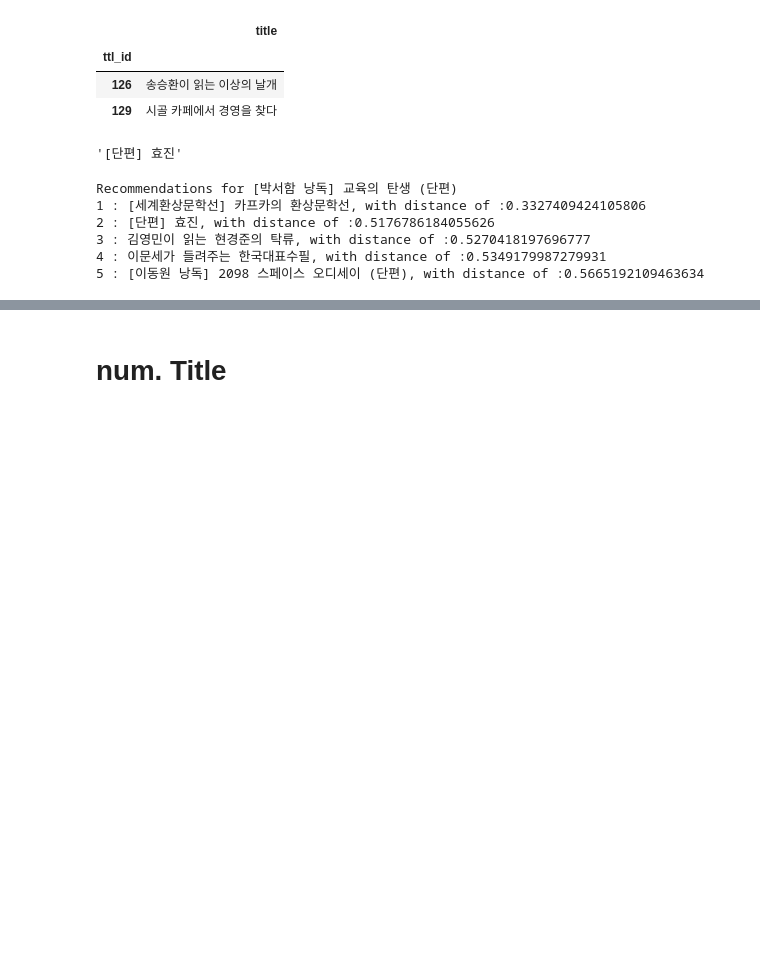
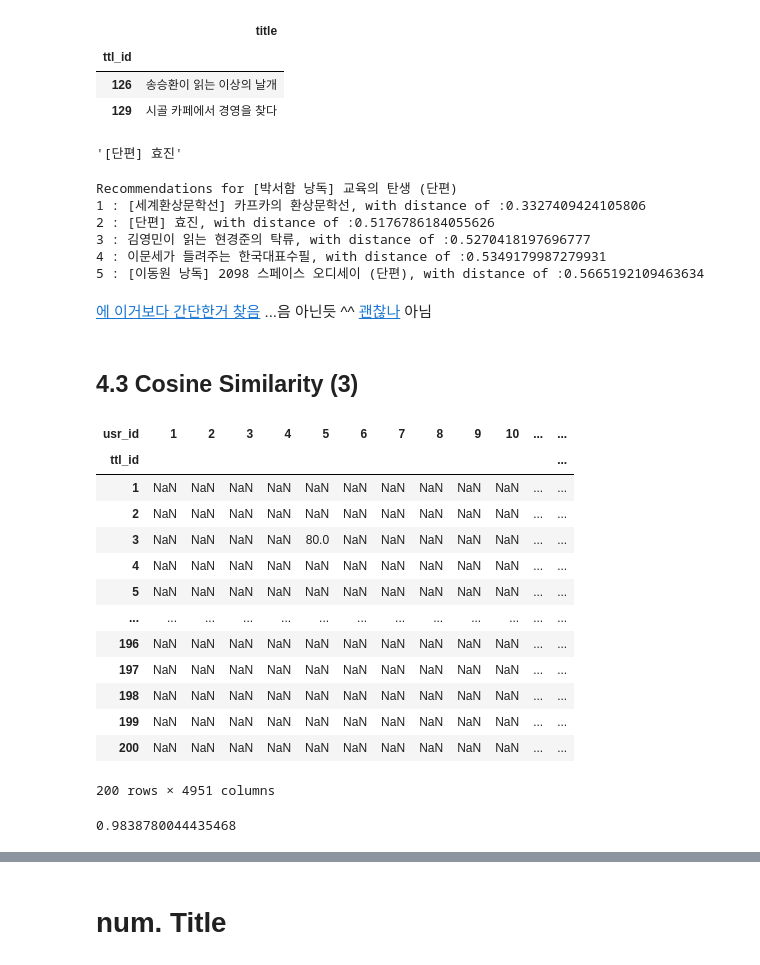
Before and after one commit to dataitgirls4/team_3, a Jupyter notebook: Recommendation_System.ipynb, the cells around one changed output, grey strips where cells are left out. Cells and saved outputs as stored; diff of their text form; code cells hidden in the pictures; blank space fills up the shorter version.

```diff
--- a/Recommendation_System.ipynb
+++ b/Recommendation_System.ipynb
@@ -22,8 +22,4 @@ from sklearn.metrics.pairwise import cosine_similarity
 from sklearn.metrics import mean_squared_error
 %matplotlib inline
 # %%
-raw = pd.read_csv('booklist.csv', encoding='cp949', index_col = False)
-
-df = raw[['nickname', 'title',  'rating']]
-
-df.sample(5)
+raw = pd.read_csv('booklist.csv', index_col = False)
@@ -497,3 +546,31 @@ Recommendations for [박서함 낭독] 교육의 탄생 (단편)
 3 : 김영민이 읽는 현경준의 탁류, with distance of :0.5270418197696777
 4 : 이문세가 들려주는 한국대표수필, with distance of :0.5349179987279931
 5 : [이동원 낭독] 2098 스페이스 오디세이 (단편), with distance of :0.5665192109463634
+# %% [markdown]
+[에 이거보다 간단한거 찾음](https://towardsdatascience.com/prototyping-a-recommender-system-step-by-step-part-1-knn-item-based-collaborative-filtering-637969614ea)
+...음 아닌듯 ^^ [괜찮나](https://github.com/KevinLiao159/MyDataSciencePortfolio/blob/master/movie_recommender/movie_recommendation_using_KNN.ipynb) 아님
+# %% [markdown]
+## 4.3 Cosine Similarity (3) <a class="anchor" id="bullet4.3"></a>
+# %%
+uit = df.pivot_table('rating', index = 'ttl_id', columns = 'usr_id')
+uit
+# %% [output]
+| usr_id | 1 | 2 | 3 | 4 | 5 | 6 | 7 | 8 | 9 | 10 | ... | ... |
+| ttl_id |  |  |  |  |  |  |  |  |  |  |  | ... |
+| 1 | NaN | NaN | NaN | NaN | NaN | NaN | NaN | NaN | NaN | NaN | ... | ... |
+| 2 | NaN | NaN | NaN | NaN | NaN | NaN | NaN | NaN | NaN | NaN | ... | ... |
+| 3 | NaN | NaN | NaN | NaN | 80.0 | NaN | NaN | NaN | NaN | NaN | ... | ... |
+| 4 | NaN | NaN | NaN | NaN | NaN | NaN | NaN | NaN | NaN | NaN | ... | ... |
+| 5 | NaN | NaN | NaN | NaN | NaN | NaN | NaN | NaN | NaN | NaN | ... | ... |
+| ... | ... | ... | ... | ... | ... | ... | ... | ... | ... | ... | ... | ... |
+| 196 | NaN | NaN | NaN | NaN | NaN | NaN | NaN | NaN | NaN | NaN | ... | ... |
+| 197 | NaN | NaN | NaN | NaN | NaN | NaN | NaN | NaN | NaN | NaN | ... | ... |
+| 198 | NaN | NaN | NaN | NaN | NaN | NaN | NaN | NaN | NaN | NaN | ... | ... |
+| 199 | NaN | NaN | NaN | NaN | NaN | NaN | NaN | NaN | NaN | NaN | ... | ... |
+| 200 | NaN | NaN | NaN | NaN | NaN | NaN | NaN | NaN | NaN | NaN | ... | ... |
+200 rows × 4951 columns
+# %%
+# sparsity
+1 - (uit.count().sum() / uit.isnull().count().sum())
+# %% [output]
+0.9838780044435468
```
Also changed, not shown: parts of 57 cells of this notebook.
